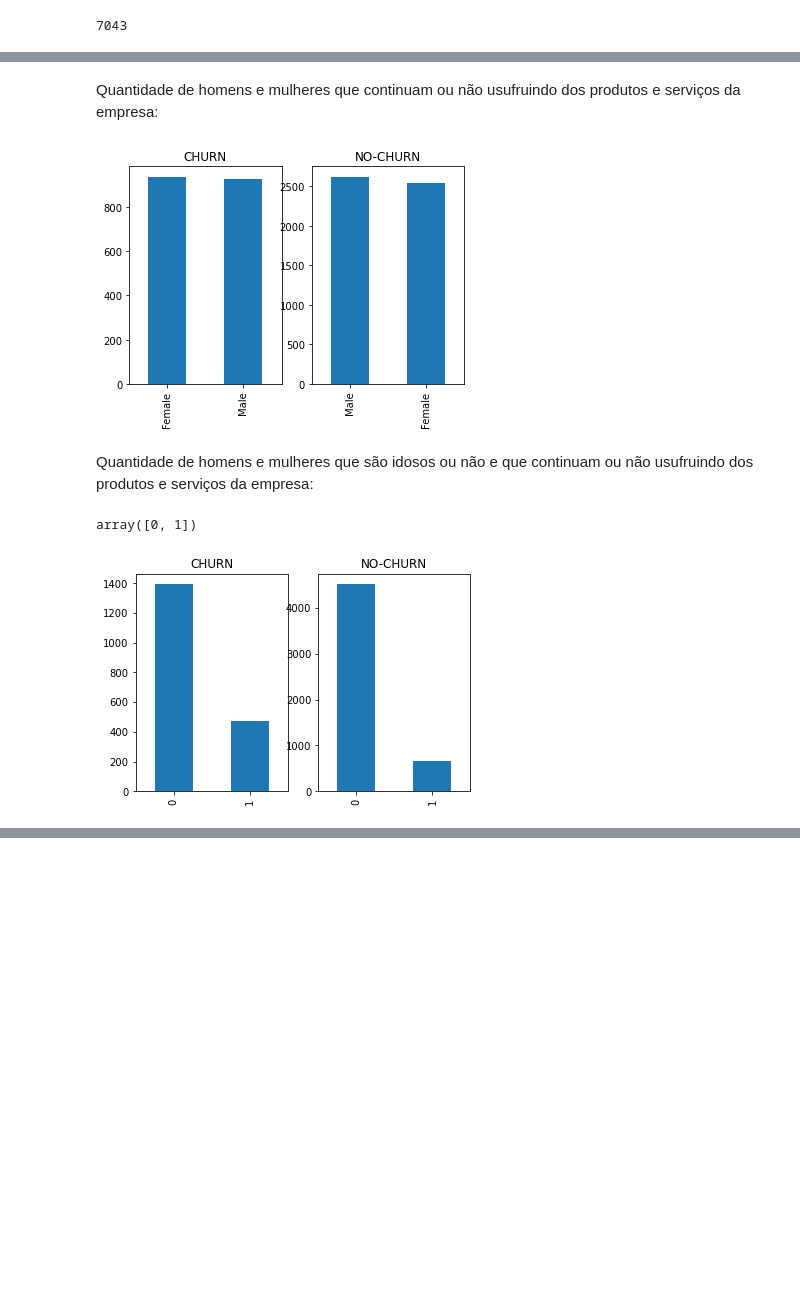
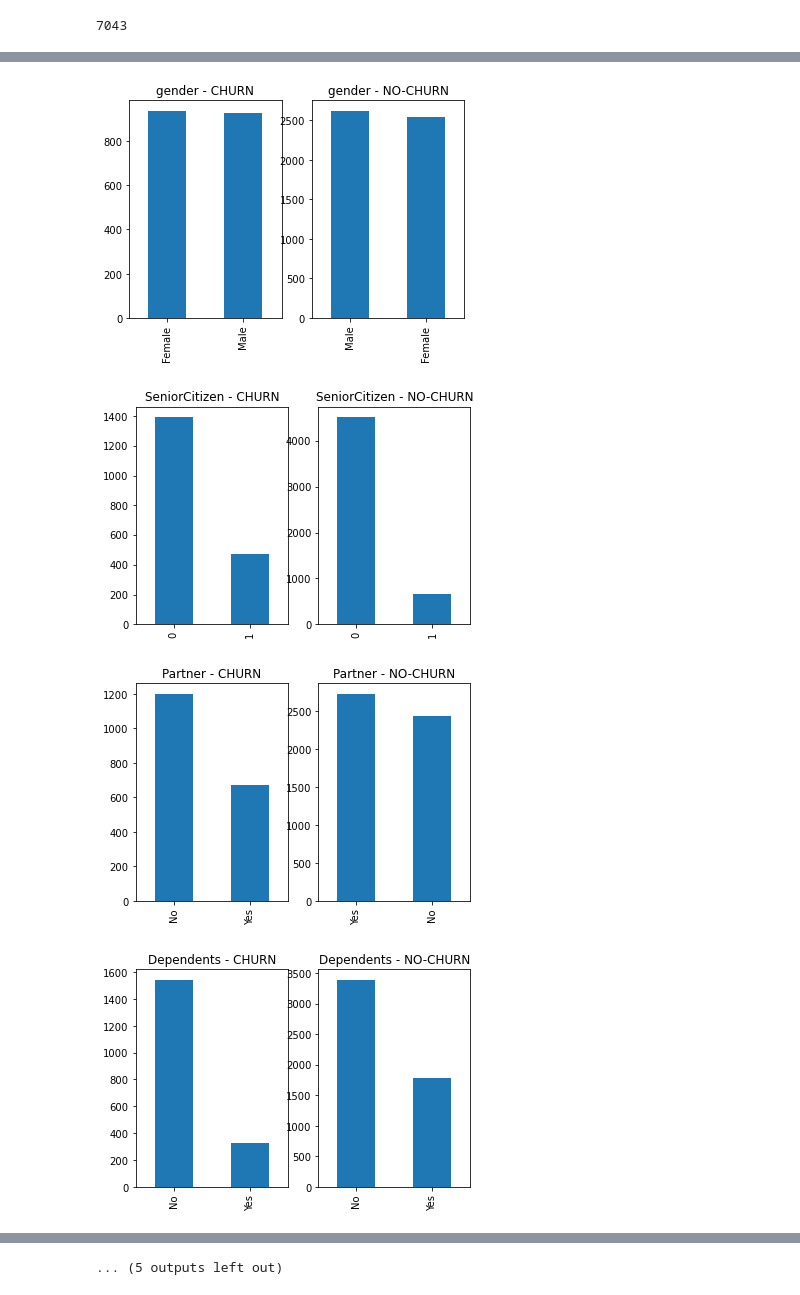
Before and after one commit to jonnathann/TesteTecnicoA3, a Jupyter notebook: notebooks/Análise Exploratória.ipynb, the cells around one changed output, grey strips where cells are left out. Saved outputs shown, nothing was run; the diff lists cells and outputs as text; code cells hidden in the pictures; blank space fills up the shorter version.

```diff
--- a/notebooks/Análise Exploratória.ipynb
+++ b/notebooks/Análise Exploratória.ipynb
@@ -6,3 +8,17 @@ import matplotlib.pyplot as plt
+# %%
+def allcategoricalPlotBar(df):
+    for col in df.columns:
+
+        if col not in ['tenure', 'customerID', 'MonthlyCharges', 'TotalCharges']:
+            plt.subplot(1, 2, 1)
+
+            df[df.Churn == 'Yes'][col].value_counts().plot(kind='bar')
+            plt.title(col+' - CHURN')
+
+            plt.subplot(1, 2, 2)
+            df[df.Churn == 'No'][col].value_counts().plot(kind='bar')
+            plt.title(col+' - NO-CHURN')
+            plt.show()
 # %%
 df = pd.read_csv('/home/jonnathann/Repositório_Git/repositorio_github/TesteTecnicoA3/assets/data/Customer-Churn - Customer-Churn.csv', sep=',')
 # %%
@@ -47,30 +62,7 @@ plt.show()
-# %% [markdown]
-Quantidade de homens e mulheres que continuam ou não usufruindo dos produtos e serviços da empresa:
-# %%
-plt.subplot(1, 2, 1)
-df[df.Churn == 'Yes'].gender.value_counts().plot(kind='bar')
-plt.title('CHURN')
-
-plt.subplot(1, 2, 2)
-df[df.Churn == 'No'].gender.value_counts().plot(kind='bar')
-plt.title('NO-CHURN')
-plt.show()
-# %% [output]
-[figure, removed]
-# %% [markdown]
-Quantidade de homens e mulheres que são idosos ou não e que continuam ou não usufruindo dos produtos e serviços da empresa:
-# %%
-df.SeniorCitizen.unique()
-# %% [output]
-array([0, 1])
-# %%
-plt.subplot(1, 2, 1)
-df[df.Churn == 'Yes'].SeniorCitizen.value_counts().plot(kind='bar')
-plt.title('CHURN')
-
-plt.subplot(1, 2, 2)
-df[df.Churn == 'No'].SeniorCitizen.value_counts().plot(kind='bar')
-plt.title('NO-CHURN')
-plt.show()
-# %% [output]
-[figure, removed]
+# %%
+allcategoricalPlotBar(df)
+# %% [output]
+[figure, added]
+[figure, added]
+[figure, added]
+[figure, added]
@@ -76,0 +77 @@ plt.show()
+... (5 outputs left out)
```
Also changed, not shown: parts of 6 cells of this notebook, 1 other file.
